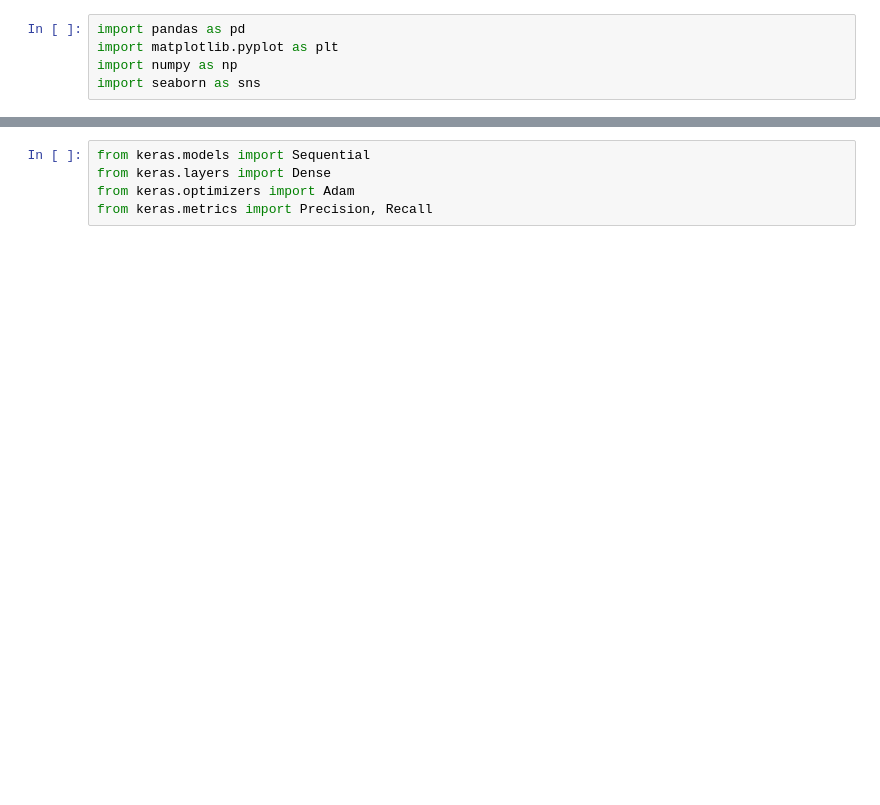
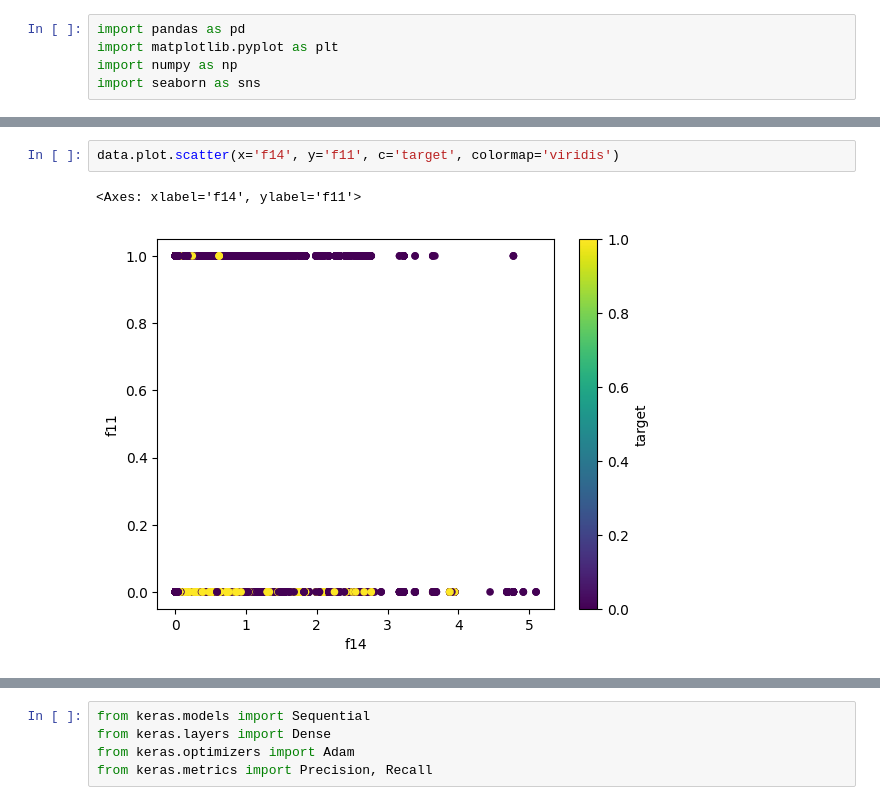
Before and after one commit to ItyTell/ml_lab, a Jupyter notebook: main.ipynb, the cells around one changed output, grey strips where cells are left out. Cells and saved outputs as stored; diff of their text form; blank space fills up the shorter version.

```diff
--- a/main.ipynb
+++ b/main.ipynb
@@ -99,0 +66,5 @@ sns.heatmap(corr, annot=True, cmap='coolwarm')
+# %%
+data.plot.scatter(x='f14', y='f11', c='target', colormap='viridis')
+# %% [output]
+<Axes: xlabel='f14', ylabel='f11'>
+[figure, added]
```
Also changed, not shown: parts of 60 cells of this notebook, 4 other files.
